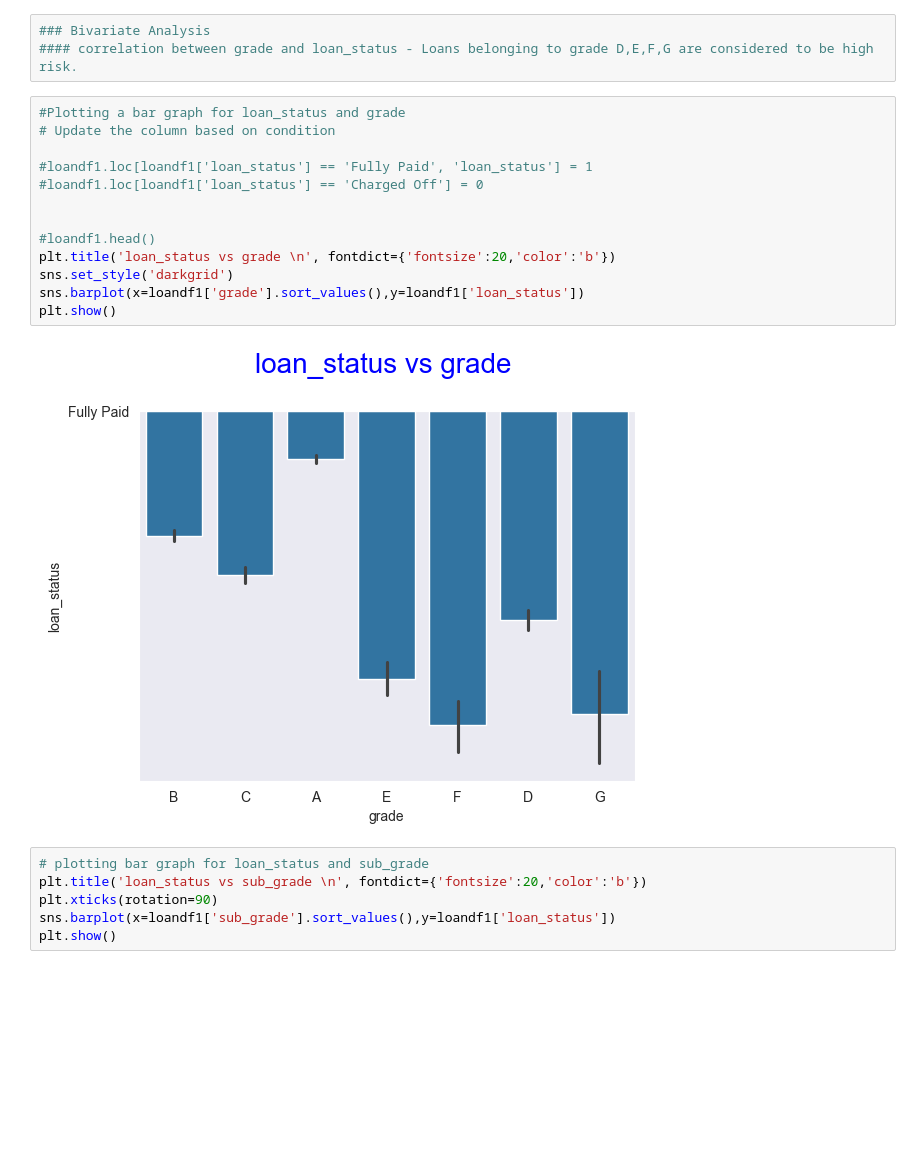
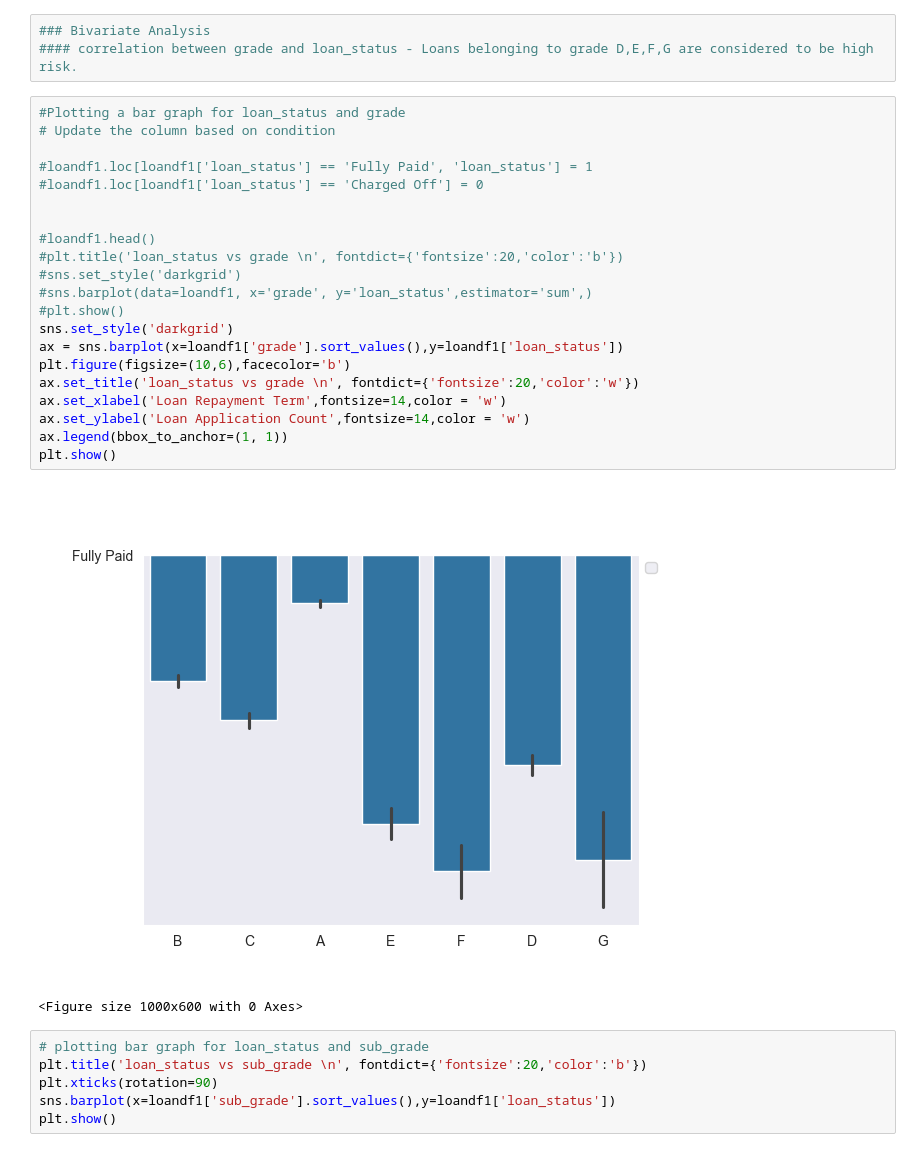
Before and after one commit to venkadesh-kannan/Lending-Club-Case-Study, a Jupyter notebook: venkadesh-kannan.ipynb, the cells around one changed output. Saved outputs shown, nothing was run; the diff lists cells and outputs as text; blank space fills up the shorter version.

```diff
--- a/venkadesh-kannan.ipynb
+++ b/venkadesh-kannan.ipynb
@@ -289,18 +289,27 @@ plt.show()
 # %%
 #Plotting a bar graph for loan_status and grade
 # Update the column based on condition
 
 #loandf1.loc[loandf1['loan_status'] == 'Fully Paid', 'loan_status'] = 1
 #loandf1.loc[loandf1['loan_status'] == 'Charged Off'] = 0
 
 
 #loandf1.head()
-plt.title('loan_status vs grade \n', fontdict={'fontsize':20,'color':'b'})
+#plt.title('loan_status vs grade \n', fontdict={'fontsize':20,'color':'b'})
+#sns.set_style('darkgrid')
+#sns.barplot(data=loandf1, x='grade', y='loan_status',estimator='sum',)
+#plt.show()
 sns.set_style('darkgrid')
-sns.barplot(x=loandf1['grade'].sort_values(),y=loandf1['loan_status'])
+ax = sns.barplot(x=loandf1['grade'].sort_values(),y=loandf1['loan_status'])
+plt.figure(figsize=(10,6),facecolor='b')
+ax.set_title('loan_status vs grade \n', fontdict={'fontsize':20,'color':'w'})
+ax.set_xlabel('Loan Repayment Term',fontsize=14,color = 'w')
+ax.set_ylabel('Loan Application Count',fontsize=14,color = 'w')
+ax.legend(bbox_to_anchor=(1, 1))
 plt.show()
 # %% [output]
-[figure, old version]
+[figure, new version]
+<Figure size 1000x600 with 0 Axes>
 # %%
 # plotting bar graph for loan_status and sub_grade
 plt.title('loan_status vs sub_grade \n', fontdict={'fontsize':20,'color':'b'})
```
Also changed, not shown: 1 other file.
